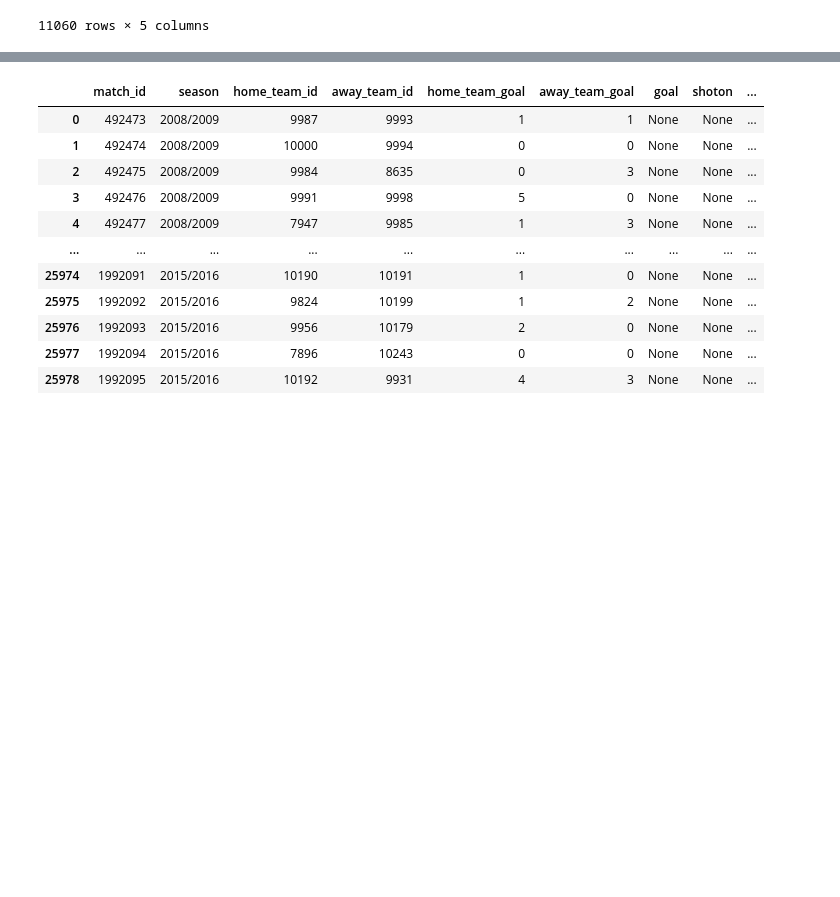
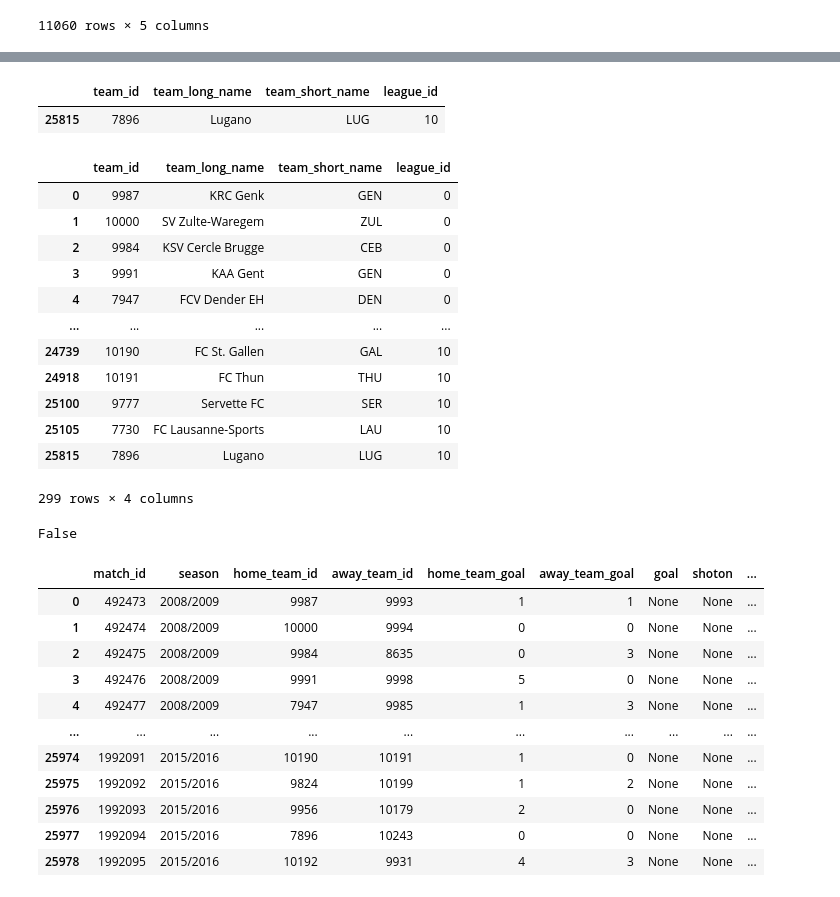
Before and after one commit to TFS32/PIT_II_CruzeiroDoSul, a Jupyter notebook: source_data.ipynb, the cells around one changed output, grey strips where cells are left out. Saved outputs shown, nothing was run; the diff lists cells and outputs as text; code cells hidden in the pictures; blank space fills up the shorter version.

```diff
--- a/source_data.ipynb
+++ b/source_data.ipynb
@@ -130,3 +165,33 @@ player
+# %%
+# Utilizando o método drop duplicates para excluir os duplicados mantendo somente uma linha, teste no subset
+lugano = lugano.drop_duplicates(subset='team_id', keep='first')
+lugano
+# %% [output]
+|  | team_id | team_long_name | team_short_name | league_id |
+| 25815 | 7896 | Lugano | LUG | 10 |
+# %%
+# Método aplicado na tabela completa
+team = team.drop_duplicates(subset='team_id', keep='first')
+team
+# %% [output]
+|  | team_id | team_long_name | team_short_name | league_id |
+| 0 | 9987 | KRC Genk | GEN | 0 |
+| 1 | 10000 | SV Zulte-Waregem | ZUL | 0 |
+| 2 | 9984 | KSV Cercle Brugge | CEB | 0 |
+| 3 | 9991 | KAA Gent | GEN | 0 |
+| 4 | 7947 | FCV Dender EH | DEN | 0 |
+| ... | ... | ... | ... | ... |
+| 24739 | 10190 | FC St. Gallen | GAL | 10 |
+| 24918 | 10191 | FC Thun | THU | 10 |
+| 25100 | 9777 | Servette FC | SER | 10 |
+| 25105 | 7730 | FC Lausanne-Sports | LAU | 10 |
+| 25815 | 7896 | Lugano | LUG | 10 |
+299 rows × 4 columns
+# %%
+# Verificar se ainda resta algum duplicado
+team.duplicated().any()
+# %% [output]
+False
 # %%
 # Salvando as tabelas em CSV
 league.to_csv('league.csv')
```
Also changed, not shown: parts of 5 cells of this notebook, 1 other file.
